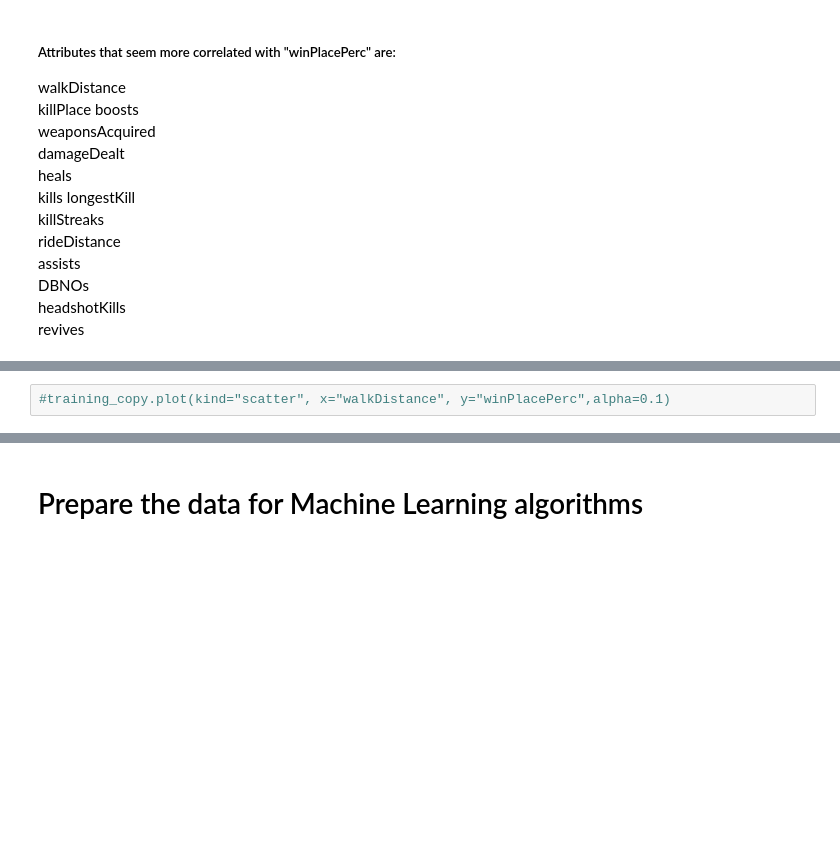
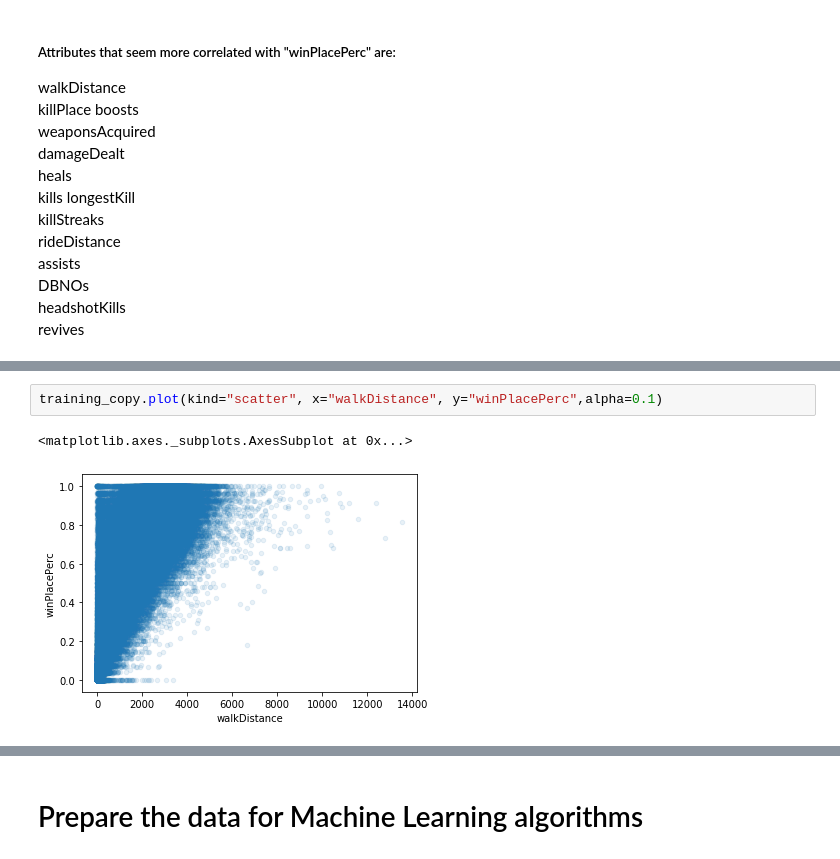
Before and after one commit to envilk/PredictingPUBGplacement, a Jupyter notebook: PUBG.ipynb, the cells around one changed output, grey strips where cells are left out. Drawn from its saved outputs; the diff is of its cells as text; blank space fills up the shorter version.

```diff
--- a/PUBG.ipynb
+++ b/PUBG.ipynb
@@ -96,3 +202,6 @@ revives
 # %%
-#training_copy.plot(kind="scatter", x="walkDistance", y="winPlacePerc",alpha=0.1)
+training_copy.plot(kind="scatter", x="walkDistance", y="winPlacePerc",alpha=0.1)
+# %% [output]
+<matplotlib.axes._subplots.AxesSubplot at 0x...>
+[figure, added]
 # %%
```
Also changed, not shown: parts of 39 cells of this notebook.
